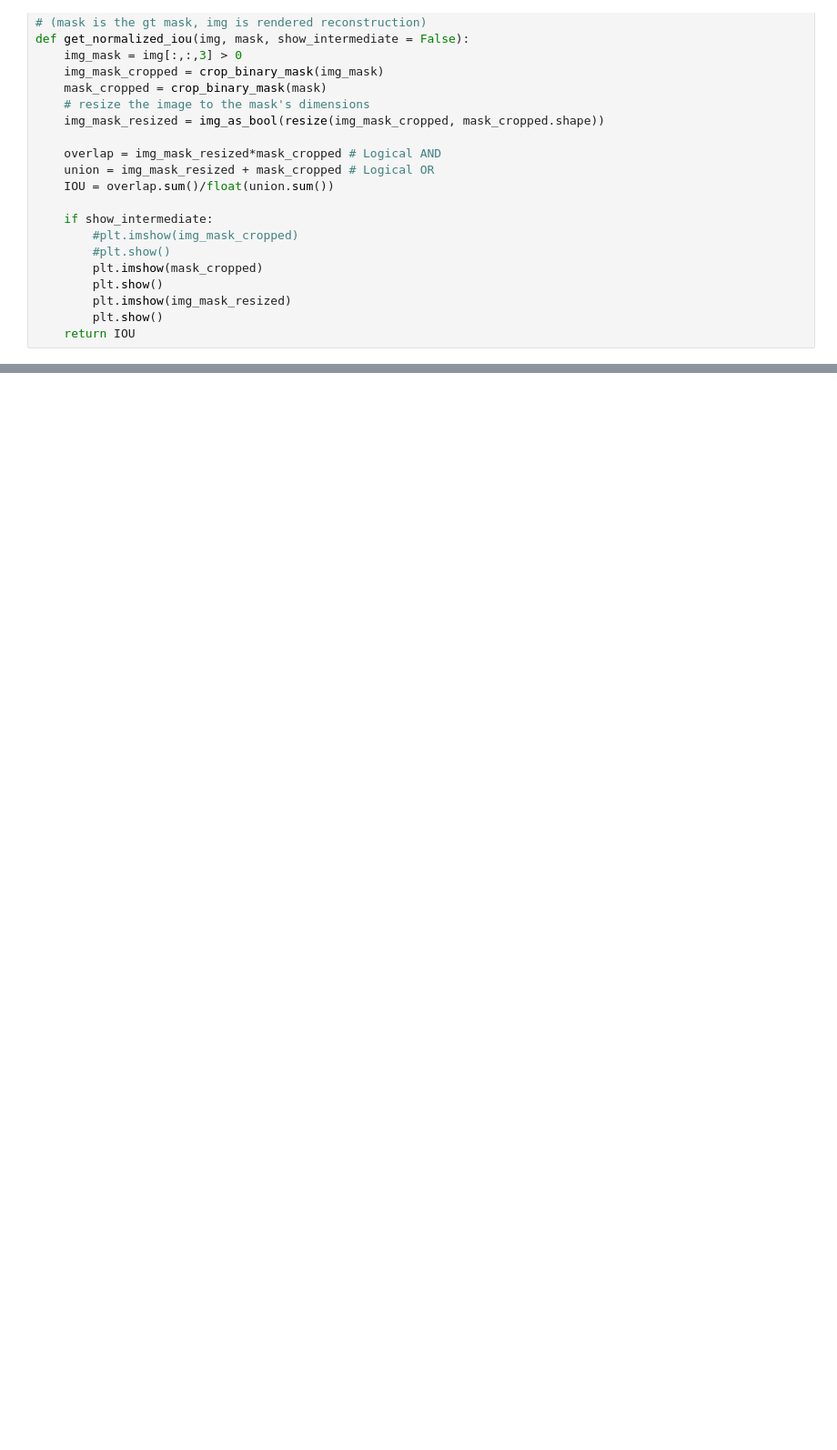
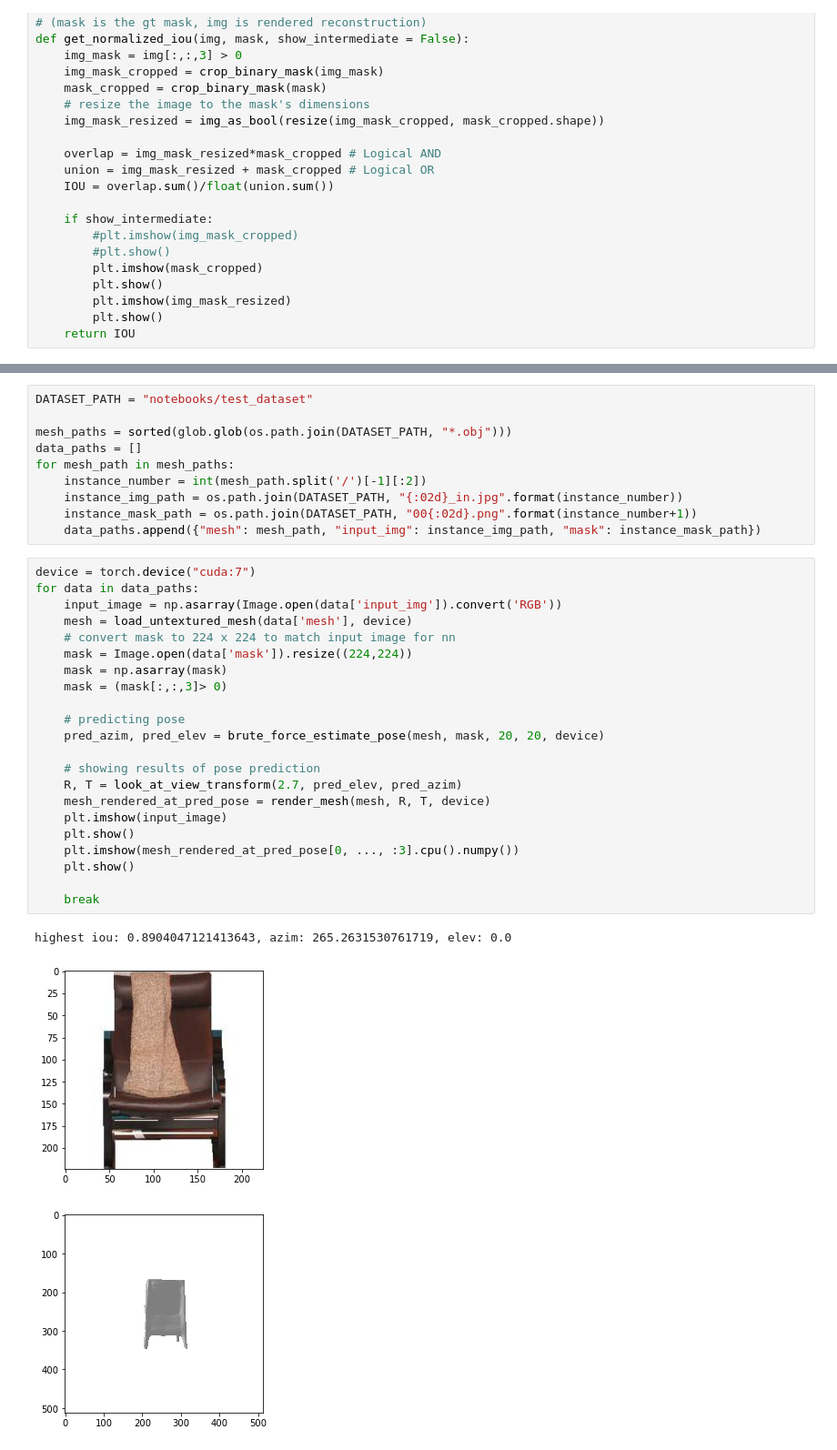
Before and after one commit to edwardyang12/sil_consistent_at_inference, a Jupyter notebook: notebooks/Prelim.ipynb, the cells around one changed output, grey strips where cells are left out. Shown at 91% size. Drawn from its saved outputs; the diff is of its cells as text; blank space fills up the shorter version.

Commit message:
azim, elev works

```diff
--- a/notebooks/Prelim.ipynb
+++ b/notebooks/Prelim.ipynb
@@ -153,3 +163,39 @@ def brute_force_estimate_pose(mesh, mask, num_azims, num_elevs, device, batch_si
+# %%
+DATASET_PATH = "notebooks/test_dataset"
+
+mesh_paths = sorted(glob.glob(os.path.join(DATASET_PATH, "*.obj")))
+data_paths = []
+for mesh_path in mesh_paths:
+    instance_number = int(mesh_path.split('/')[-1][:2])
+    instance_img_path = os.path.join(DATASET_PATH, "{:02d}_in.jpg".format(instance_number))
+    instance_mask_path = os.path.join(DATASET_PATH, "00{:02d}.png".format(instance_number+1))
+    data_paths.append({"mesh": mesh_path, "input_img": instance_img_path, "mask": instance_mask_path})
+# %%
+device = torch.device("cuda:7")
+for data in data_paths:
+    input_image = np.asarray(Image.open(data['input_img']).convert('RGB'))
+    mesh = load_untextured_mesh(data['mesh'], device)
+    # convert mask to 224 x 224 to match input image for nn
+    mask = Image.open(data['mask']).resize((224,224))
+    mask = np.asarray(mask)
+    mask = (mask[:,:,3]> 0)
+
+    # predicting pose
+    pred_azim, pred_elev = brute_force_estimate_pose(mesh, mask, 20, 20, device)
+
+    # showing results of pose prediction
+    R, T = look_at_view_transform(2.7, pred_elev, pred_azim)
+    mesh_rendered_at_pred_pose = render_mesh(mesh, R, T, device)
+    plt.imshow(input_image)
+    plt.show()
+    plt.imshow(mesh_rendered_at_pred_pose[0, ..., :3].cpu().numpy())
+    plt.show()
+
+    break
+# %% [output]
+highest iou: 0.8904047121413643, azim: 265.2631530761719, elev: 0.0
+[figure, added]
+[figure, added]
 # %%
 #cc5dea482768651ed0e93cdb469eb63
 img_path = "notebooks/img.jpg"
```
Also changed, not shown: parts of 4 cells of this notebook, 2 other files.
